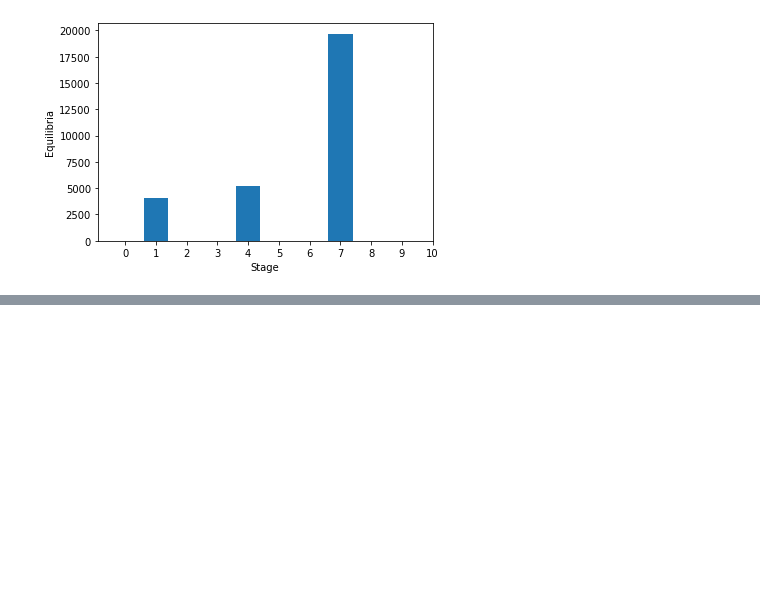
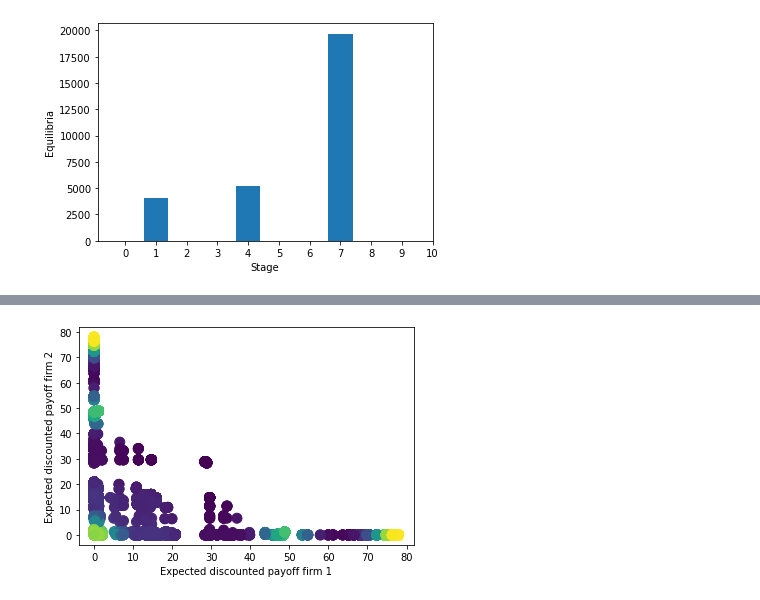
Before and after one commit to JonathanIsaksen/Dynamic-Programming-Leapfrogging, a Jupyter notebook: Solve.ipynb, the cells around one changed output, grey strips where cells are left out. Cells and saved outputs as stored; diff of their text form; code cells hidden in the pictures; blank space fills up the shorter version.

```diff
--- a/Solve.ipynb
+++ b/Solve.ipynb
@@ -166,0 +168,14 @@ plt.show()
+# %%
+# add a density plot for the payoffs from the two games
+
+# Calculate the point density game 1
+xy = np.vstack([V1[:,0],V1[:,1]])
+z = gaussian_kde(xy)(xy)
+
+fig, ax = plt.subplots()
+ax.scatter(V1[:,0], V1[:,1], c=z, s=100)
+ax.set_ylabel('Expected discounted payoff firm 2')
+ax.set_xlabel('Expected discounted payoff firm 1')
+plt.show()
+# %% [output]
+[figure, added]
```
Also changed, not shown: parts of 4 cells of this notebook, 2 other files.
